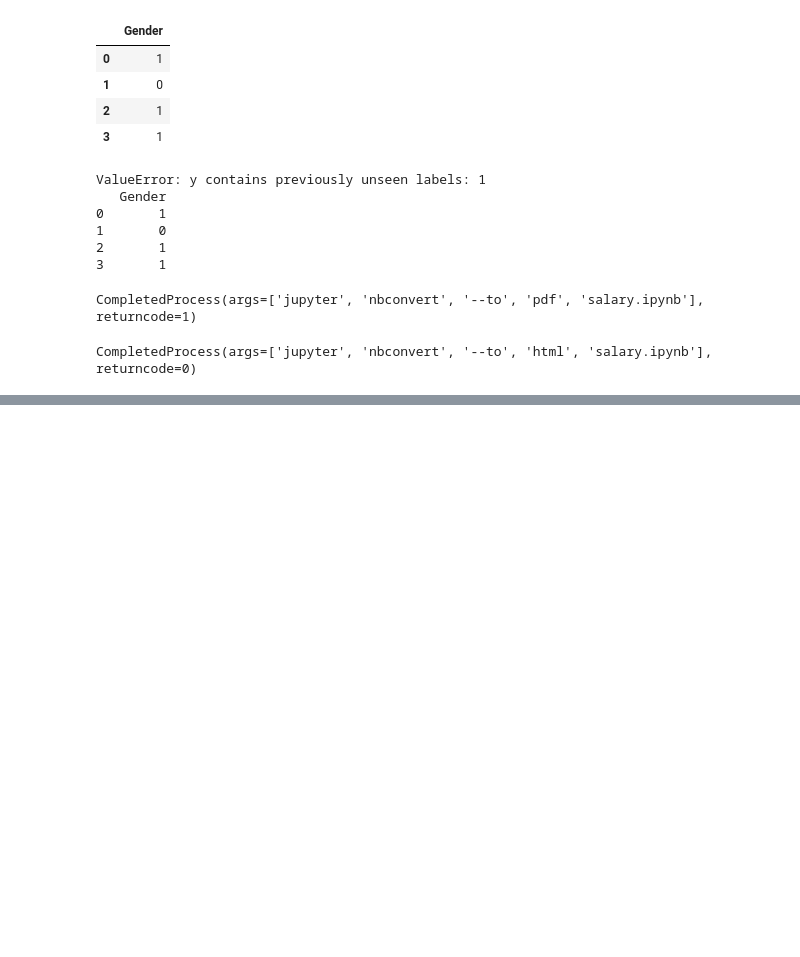
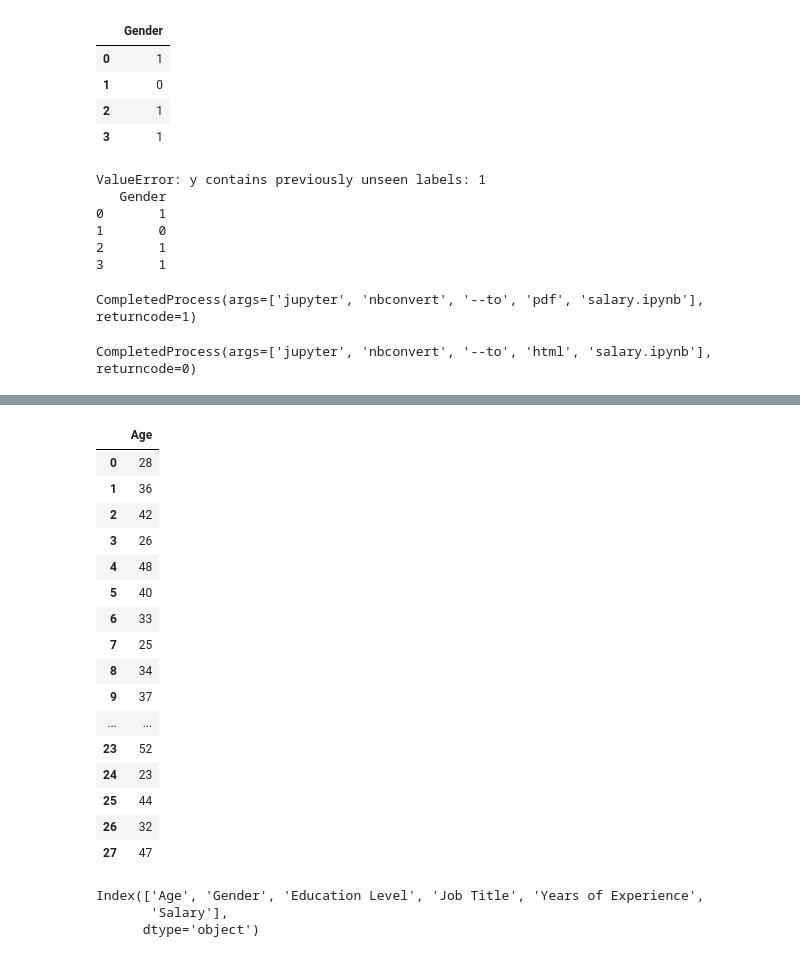
Before and after one commit to Obed-Makori/Salary-Prediction, a Jupyter notebook: salary.ipynb, the cells around one changed output, grey strips where cells are left out. Drawn from its saved outputs; the diff is of its cells as text; code cells hidden in the pictures; blank space fills up the shorter version.

```diff
--- a/salary.ipynb
+++ b/salary.ipynb
@@ -470,0 +491,36 @@ CompletedProcess(args=['jupyter', 'nbconvert', '--to', 'html', 'salary.ipynb'],
+# %%
+import sqldf
+well_paying= """SELECT DISTINCT Age
+            FROM df AS A
+            WHERE Gender = 'Female'; """
+df_n=sqldf.run(well_paying)
+df_n
+# %% [output]
+|  | Age |
+| 0 | 28 |
+| 1 | 36 |
+| 2 | 42 |
+| 3 | 26 |
+| 4 | 48 |
+| 5 | 40 |
+| 6 | 33 |
+| 7 | 25 |
+| 8 | 34 |
+| 9 | 37 |
+| ... | ... |
+| 23 | 52 |
+| 24 | 23 |
+| 25 | 44 |
+| 26 | 32 |
+| 27 | 47 |
+# %%
+clm=[]
+for c in df.columns:
+        c=c.replace(" ","_")
+        clm.append(c)
+# replacing columns
+df.columns
+# %% [output]
+Index(['Age', 'Gender', 'Education Level', 'Job Title', 'Years of Experience',
+       'Salary'],
+      dtype='object')
```
Also changed, not shown: parts of 6 cells of this notebook, 5 other files.
